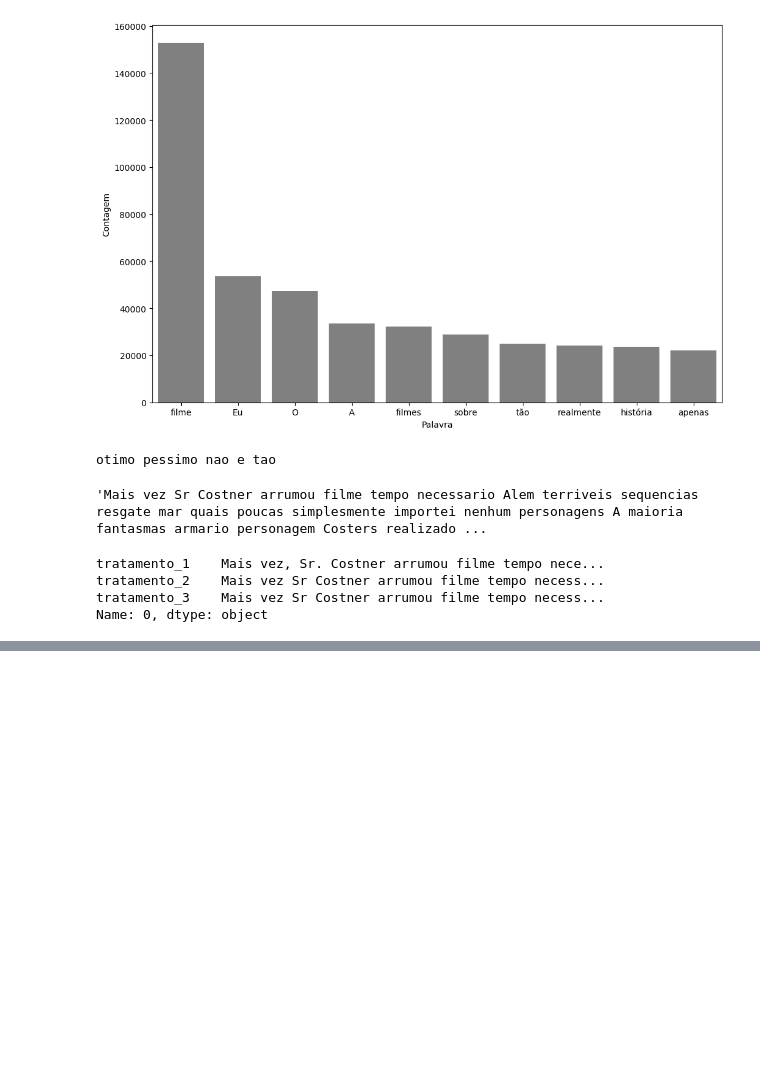
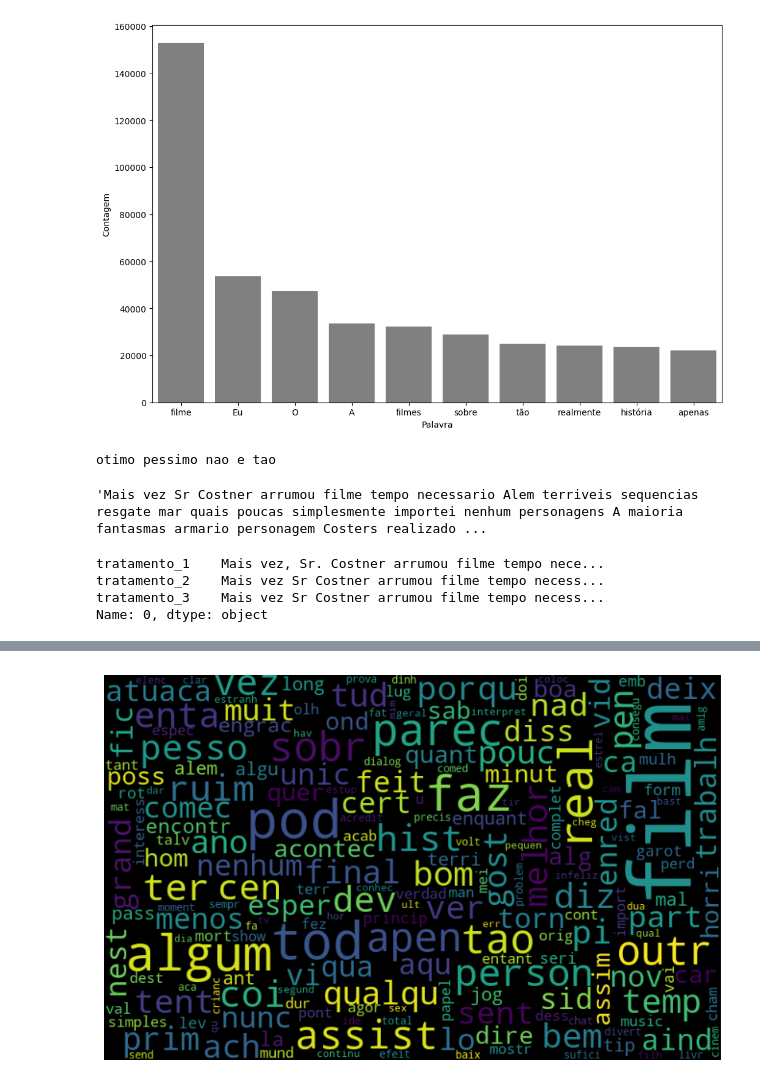
Before and after one commit to AmaroGusta/Trilha-PLN, a Jupyter notebook: Linguagem Natural 2/otimizando-analise-e-tecnicas-avancadas.ipynb, the cells around one changed output, grey strips where cells are left out. Saved outputs shown, nothing was run; the diff lists cells and outputs as text; code cells hidden in the pictures; blank space fills up the shorter version.

```diff
--- a/Linguagem Natural 2/otimizando-analise-e-tecnicas-avancadas.ipynb
+++ b/Linguagem Natural 2/otimizando-analise-e-tecnicas-avancadas.ipynb
@@ -244,0 +285,12 @@ df
+# %%
+frase_processada = []
+for opiniao in df['tratamento_4']:
+    nova_frase = []
+    token_frase = token_pontuacao.tokenize(opiniao)
+    for palavra in token_frase:
+        if palavra not in stopwords_sem_acento:
+            # procura palavras que têm o mesmo radical dos stopwords e, se forem diferentes, adiciona seus radicais
+            nova_frase.append(stemmer.stem(palavra))
+    frase_processada.append(" ".join(nova_frase))
+
+df['tratamento_5'] = frase_processada
@@ -244,0 +301,4 @@ df
+# %%
+nuvem_palavras_neg(df, 'tratamento_5')
+# %% [output]
+[figure, added]
```
Also changed, not shown: parts of 17 cells of this notebook.
